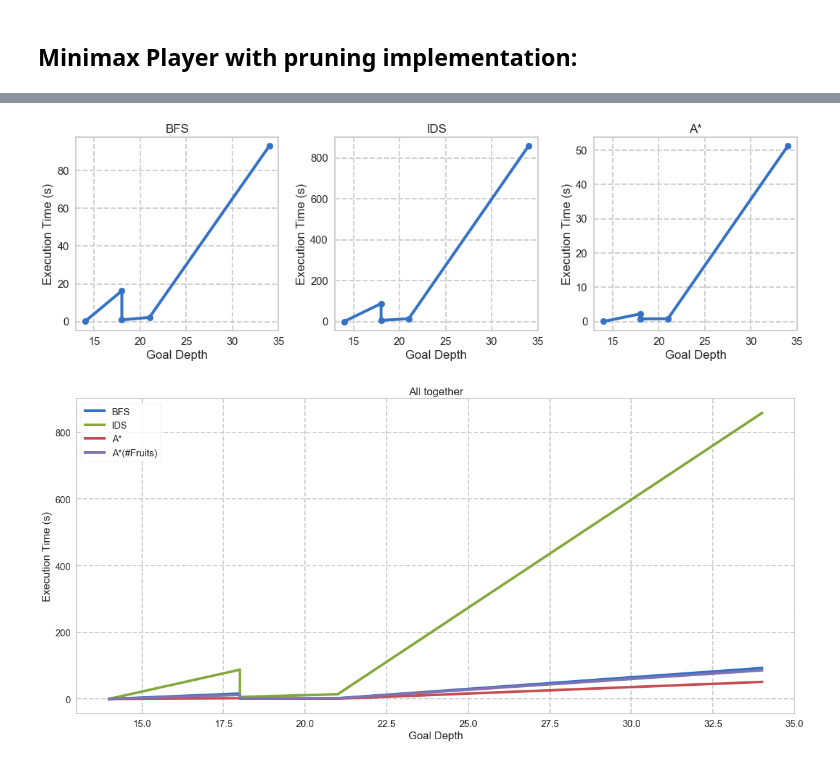
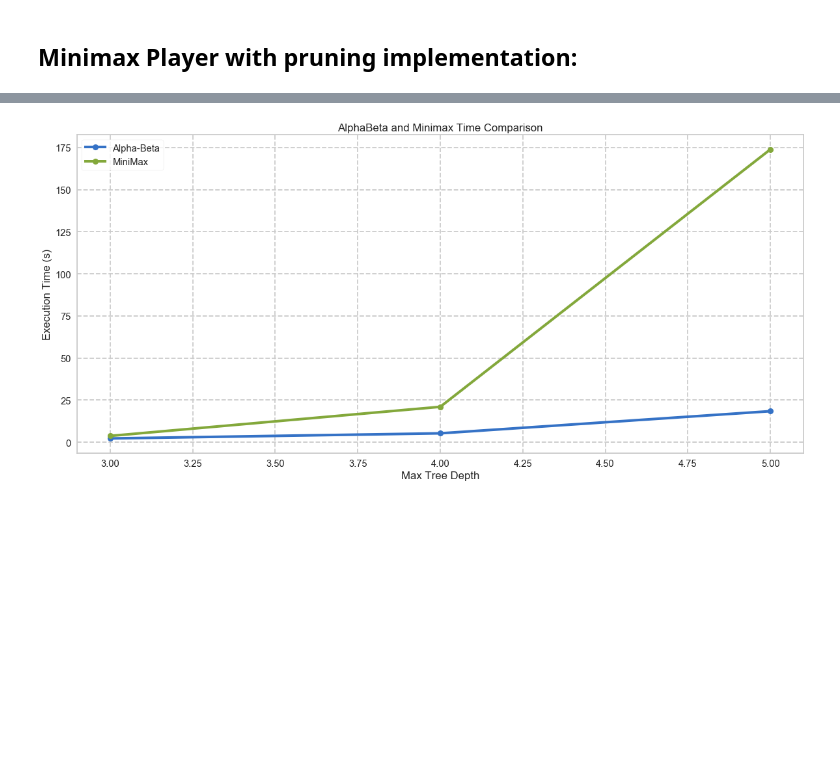
Before and after one commit to mohsenfayyaz/AI_Course, a Jupyter notebook: CA_02/CA_02.ipynb, the cells around one changed output, grey strips where cells are left out. Cells and saved outputs as stored; diff of their text form; code cells hidden in the pictures; blank space fills up the shorter version.

```diff
--- a/CA_02/CA_02.ipynb
+++ b/CA_02/CA_02.ipynb
@@ -1295,55 +729,18 @@ BFS sometimes has fewer explored states than A* and that's because it doesn't in
-# %%
-import matplotlib.pyplot as plt
-
-# import jtplot module in notebook
-from jupyterthemes import jtplot
-jtplot.style(context='talk', fscale=1.4, spines=True, gridlines='--')
-# jtplot.reset()
-
-# 5 - 4 - 2 - 3 - 1
-depths = [14, 18, 18, 21, 34]
-BFS_times = [0.106, 16.311, 0.944, 2.286, 92.904]
-IDS_times = [0.477, 87.921, 5.961, 14.221, 858.272]
-A_times = [0.038, 2.245, 0.789, 0.840, 51.218]
-A_fruits_times = [0.076, 12.371, 0.967, 2.035, 85.964]
-line_width = 4
-
-plt.figure(figsize=(15, 5))
-
-plt.subplot(1, 3, 1)
-plt.scatter(depths, BFS_times, s=10)
-plt.plot(depths, BFS_times, '-o', linewidth=line_width)
-plt.title("BFS")
-plt.xlabel("Goal Depth")
-plt.ylabel("Execution Time (s)")
-
-plt.subplot(1, 3, 2)
-plt.scatter(depths, IDS_times, s=10)
-plt.plot(depths, IDS_times, '-o', linewidth=line_width)
-plt.title("IDS")
-plt.xlabel("Goal Depth")
-plt.ylabel("Execution Time (s)")
-
-plt.subplot(1, 3, 3)
-plt.scatter(depths, A_times, s=10)
-plt.plot(depths, A_times, '-o', linewidth=line_width)
-plt.title("A*")
-plt.xlabel("Goal Depth")
-plt.ylabel("Execution Time (s)")
-
-plt.tight_layout()
-plt.show()
-
-plt.figure(figsize=(20, 9))
-plt.plot(depths, BFS_times, label="BFS", linewidth=line_width)
-plt.plot(depths, IDS_times, label="IDS", linewidth=line_width)
-plt.plot(depths, A_times, label="A*", linewidth=line_width)
-plt.plot(depths, A_fruits_times, label="A*(#Fruits)", linewidth=line_width)
-plt.title("All together")
-plt.xlabel("Goal Depth")
-plt.ylabel("Execution Time (s)")
-plt.legend(loc="upper left")
-plt.show()
-# %% [output]
-[figure, removed]
-[figure, removed]
+# %%
+import matplotlib.pyplot as plt
+
+alphaBeta = [2.26, 5.31, 18.45]
+minimax = [3.77, 21.06, 173.96]
+maxDepth = [3, 4, 5]
+line_width = 4
+
+plt.figure(figsize=(20, 9))
+plt.plot(maxDepth, alphaBeta, '-o', label="Alpha-Beta", linewidth=line_width)
+plt.plot(maxDepth, minimax, '-o', label="MiniMax", linewidth=line_width)
+plt.title("AlphaBeta and Minimax Time Comparison")
+plt.xlabel("Max Tree Depth")
+plt.ylabel("Execution Time (s)")
+plt.legend(loc="upper left")
+plt.show()
+# %% [output]
+[figure, added]
```
Also changed, not shown: parts of 23 cells of this notebook, 2 other files.
